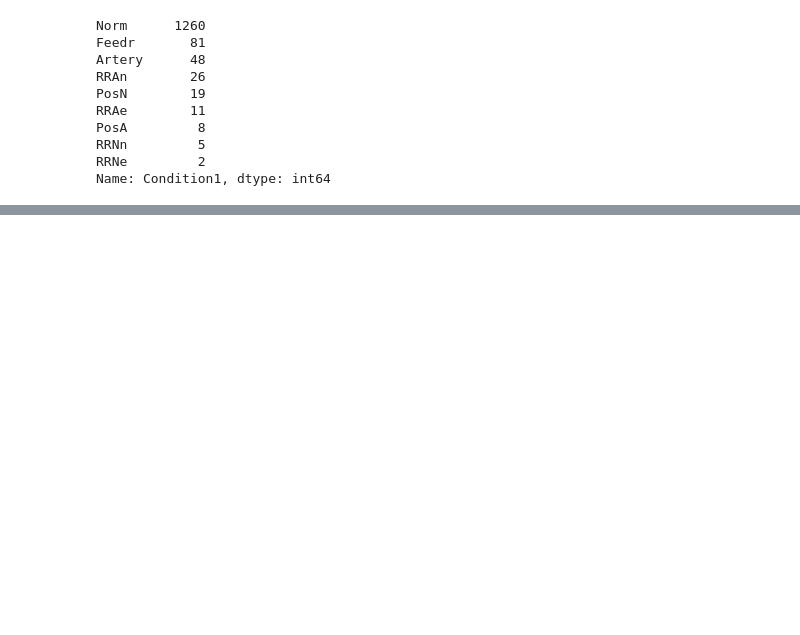
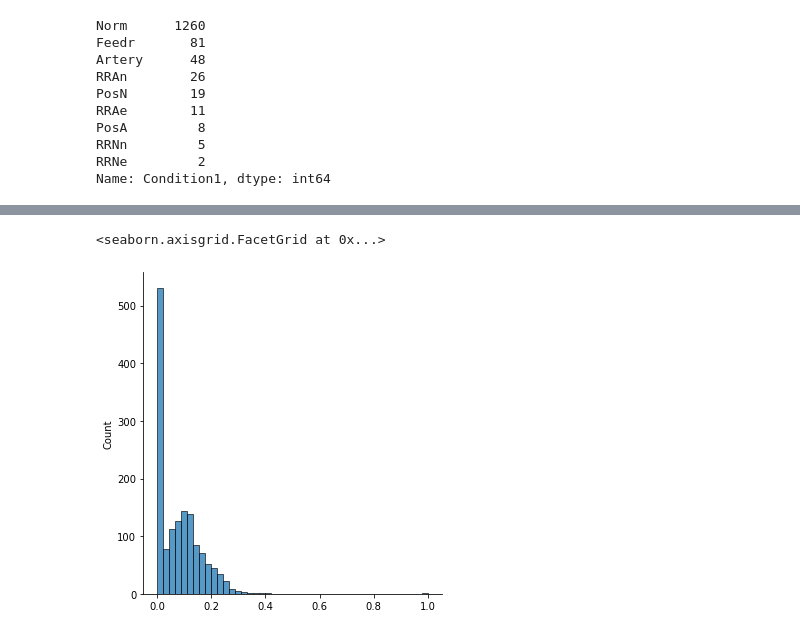
Before and after one commit to marbc3/House-Price-Prediction, a Jupyter notebook: House Price Prediction.ipynb, the cells around one changed output, grey strips where cells are left out. Saved outputs shown, nothing was run; the diff lists cells and outputs as text; code cells hidden in the pictures; blank space fills up the shorter version.

```diff
--- a/House Price Prediction.ipynb
+++ b/House Price Prediction.ipynb
@@ -424,0 +872,3 @@ df
+# %%
+df['BsmtExposure'] = df['BsmtExposure'].apply(lambda x:bsmtex_transform(x))
+df_test['BsmtExposure'] = df_test['BsmtExposure'].apply(lambda x:bsmtex_transform(x))
@@ -424,0 +895,42 @@ df
+# %%
+df["BsmtFinType1"].fillna(df.BsmtFinType1.mode()[0], inplace=True)
+
+df_test["BsmtFinType1"].fillna(df.BsmtFinType1.mode()[0], inplace=True)
+
+df["BsmtFinType2"].fillna(df.BsmtFinType2.mode()[0], inplace=True)
+
+df_test["BsmtFinType2"].fillna(df.BsmtFinType2.mode()[0], inplace=True)
+# %%
+def fintype_transform(text):
+
+    if text=='GLQ':
+        return 6
+
+    elif text=='ALQ':
+        return 5
+
+    if text=='BLQ':
+        return 4
+
+    elif text=='Rec':
+        return 3
+
+    elif text=='LwQ':
+        return 2
+
+    elif text=='Unf':
+        return 1
+
+    elif text=='NA':
+        return 0
+# %%
+df['BsmtFinType1'] = df['BsmtFinType1'].apply(lambda x:fintype_transform(x))
+df_test['BsmtFinType1'] = df_test['BsmtFinType1'].apply(lambda x:fintype_transform(x))
+
+df['BsmtFinType2'] = df['BsmtFinType2'].apply(lambda x:fintype_transform(x))
+df_test['BsmtFinType2'] = df_test['BsmtFinType2'].apply(lambda x:fintype_transform(x))
+# %%
+sns.displot(preprocessing.minmax_scale(df.BsmtFinSF1))
+# %% [output]
+<seaborn.axisgrid.FacetGrid at 0x...>
+[figure, added]
```
Also changed, not shown: parts of 71 cells of this notebook.
